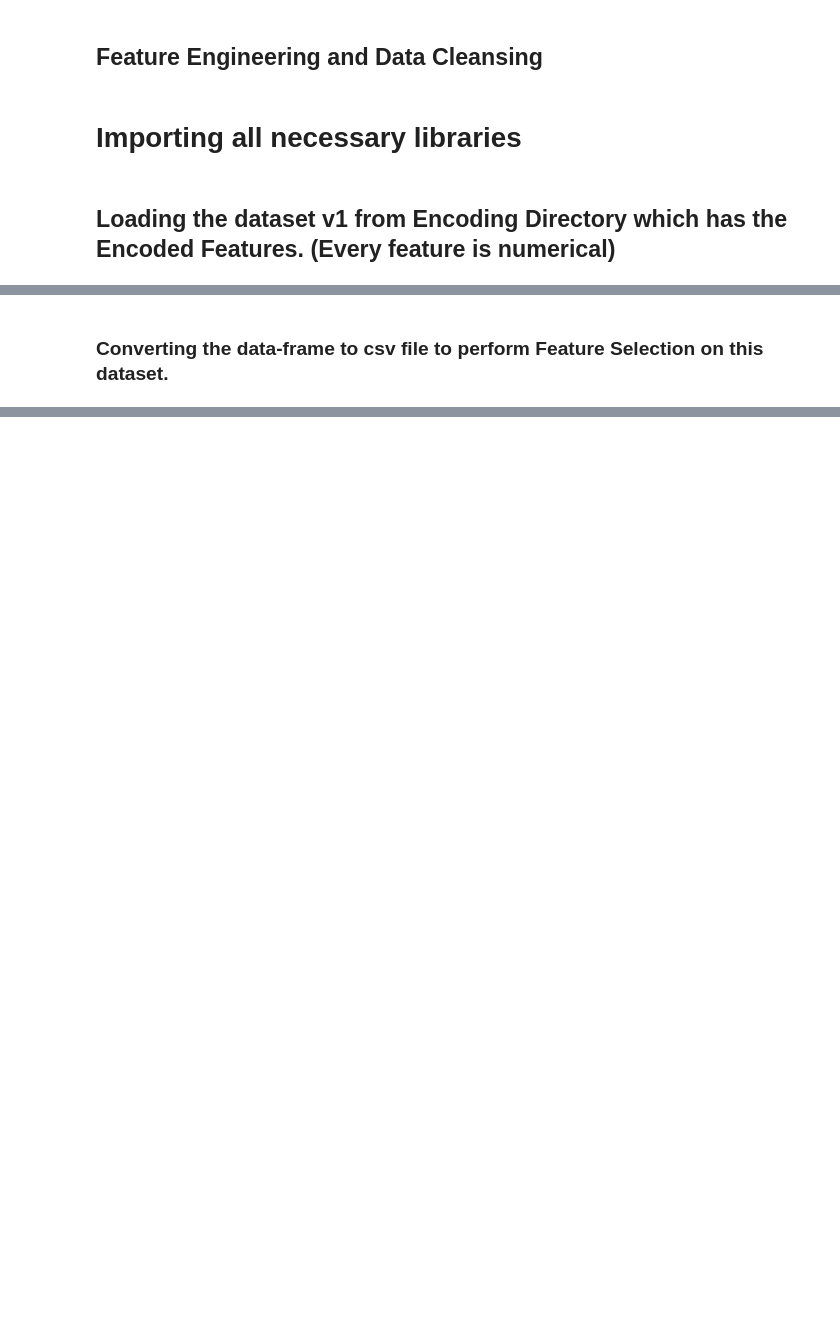
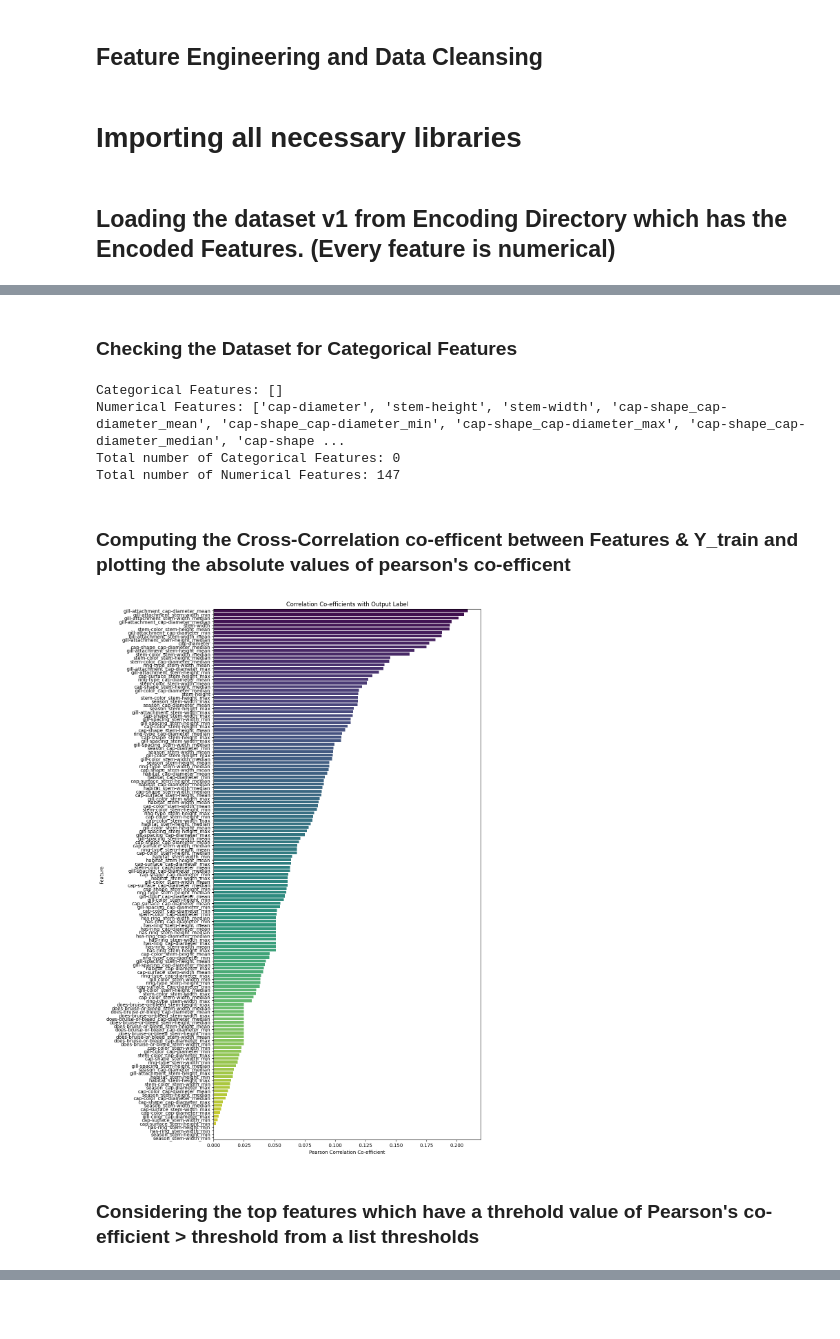
Before and after one commit to SudeshKumarSK/MushroomClassification, a Jupyter notebook: FeatureSelection.ipynb, the cells around one changed output, grey strips where cells are left out. Cells and saved outputs as stored; diff of their text form; code cells hidden in the pictures; blank space fills up the shorter version.

Commit message:
Added Linear Regression Selection

```diff
--- a/FeatureSelection.ipynb
+++ b/FeatureSelection.ipynb
@@ -34,6 +39,9 @@ Train Data Encoded-> 1:
 # %%
 X_train = train_data.drop('class', axis=1)  # Select all the features except labels,
 y_train = train_data['class']  # Select only the 'class' column.
+
+class_map = {"e" : 0, "p" : 1}
+y_train_enc = y_train.map(class_map)
 # %%
 categoricalFeatures = [col for col in X_train.columns if X_train[col].dtype == "object"]
 numericalFeatures = [col for col in X_train.columns if X_train[col].dtype == "float64"]
@@ -227,11 +49,0 @@ Total number of duplicate records in the Train Data: 88 records
-# %%
-# Drop duplicate rows
-train_data = train_data.drop_duplicates()
-
-# Updating X_train and y_train.
-X_train = train_data.drop('class', axis=1)  # Select all the features except labels,
-y_train = train_data['class']  # Select only the 'class' column.
-
-print(f"Shape of Training Data after Dropping Duplicate Rows: {train_data.shape}")
-print(f"Number of Data-Points before removing duplicate records: {train_data.shape[0] + 88} records")
-print(f"Number of Data-Points after removing duplicate records: {train_data.shape[0]} records")
@@ -315,11 +49,0 @@ plt.show()
-# %%
-enc_train_data = StatisticalEncoding(dataFrame=train_data, categoricalFeatures=categoricalFeatures, numericalFeatures=numericalFeatures)
-
-# Update X_train_enc and y_train_enc with enc_train_data
-# Updating X_train and y_train.
-X_train_enc = enc_train_data.drop('class', axis=1)  # Select all the features except labels,
-y_train_enc = enc_train_data['class']  # Select only the 'class' column.
-
-print(f"Shape of Training Data after performing Statistical Encoding: {enc_train_data.shape}")
-print(f"Number of Data-Points before performing Statistical Encoding: {train_data.shape[0]} records")
-print(f"Number of Data-Points after performing Statistical Encoding: {enc_train_data.shape[0]} records")
@@ -340,2 +49,0 @@ enc_train_data.head()
-# %% [markdown]
-### Converting the data-frame to csv file to perform Feature Selection on this dataset.
@@ -344,0 +50,32 @@ enc_train_data.head()
+# %% [markdown]
+### Checking the Dataset for Categorical Features
+# %%
+print(f"Categorical Features: {categoricalFeatures}")
+print(f"Numerical Features: {numericalFeatures}")
+print(f"Total number of Categorical Features: {len(categoricalFeatures)}")
+print(f"Total number of Numerical Features: {len(numericalFeatures)}")
+# %% [output]
+Categorical Features: []
+Numerical Features: ['cap-diameter', 'stem-height', 'stem-width', 'cap-shape_cap-diameter_mean', 'cap-shape_cap-diameter_min', 'cap-shape_cap-diameter_max', 'cap-shape_cap-diameter_median', 'cap-shape ...
+Total number of Categorical Features: 0
+Total number of Numerical Features: 147
+# %% [markdown]
+### Computing the Cross-Correlation co-efficent between Features & Y_train and plotting the absolute values of pearson's co-efficent
+# %%
+# Calculate Pearson correlations between all features and output label
+correlations = X_train.corrwith(y_train_enc, method='pearson')
+
+# Sort the correlations by absolute value
+correlations_sorted = correlations.abs().sort_values(ascending=False)
+
+# Create the bar chart using seaborn
+plt.figure(figsize=(10, 20))
+sns.barplot(x=correlations_sorted.values, y=correlations_sorted.index, palette='viridis')
+plt.xlabel('Pearson Correlation Co-efficient')
+plt.ylabel('Feature')
+plt.title('Correlation Co-efficients with Output Label')
+plt.show()
+# %% [output]
+[figure, added]
+# %% [markdown]
+### Considering the top features which have a threhold value of Pearson's co-efficient > threshold from a list thresholds
```
Also changed, not shown: parts of 35 cells of this notebook.
